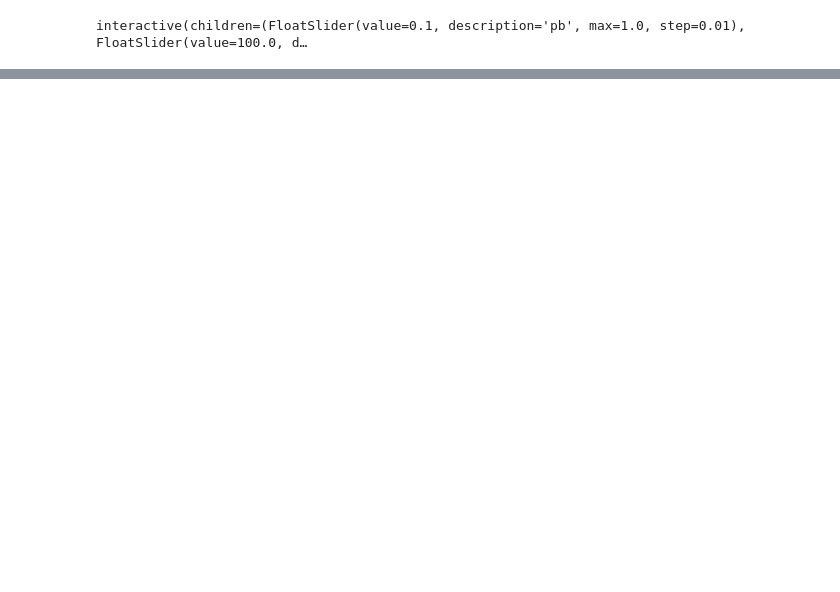
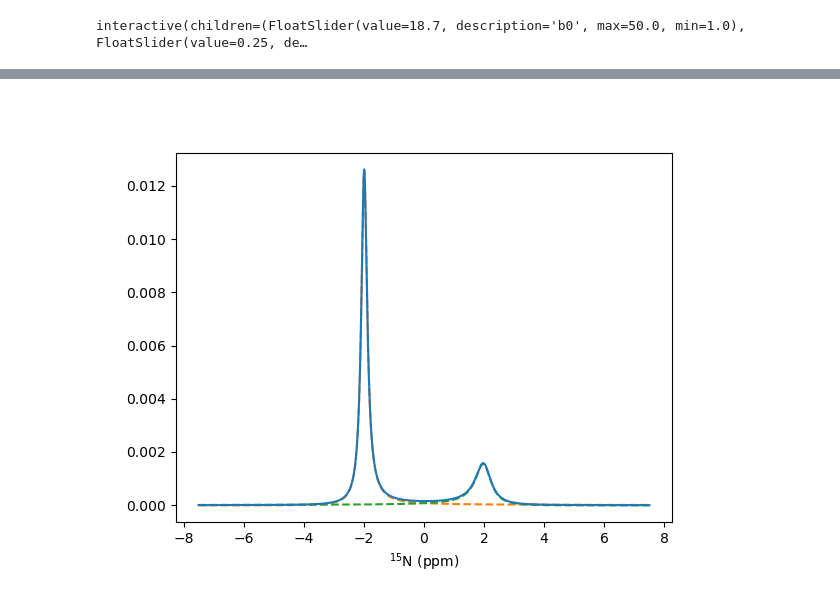
Before and after one commit to gbouvignies/exchange-1d-spectra, a Jupyter notebook: index.ipynb, the cells around one changed output, grey strips where cells are left out. Cells and saved outputs as stored; diff of their text form; code cells hidden in the pictures; blank space fills up the shorter version.

Commit message:
Use B0 as a parameter Add `fig.canvas.draw`

```diff
--- a/index.ipynb
+++ b/index.ipynb
@@ -4,20 +4,24 @@ import ipywidgets as widgets
 import matplotlib.pyplot as plt
 from simulator import compute_liouvillian, get_spectral_components, calculate_spectrum
 # %%
-nu0 = -80.0
-spectral_width = 20.0
+spectral_width = 15.0
 
 # set up plot
 fig, ax = plt.subplots()
 
-@widgets.interact(kex=(0.0, 1e4, 10.0), pb=(0.0, 1.0, .01), wa=(-10.0, 10.0, 0.1), wb=(-10.0, 10.0, 0.1), r2a=(0.0, 100.0, 0.1), r2b=(0.0, 100.0, 0.1))
-def update(pb=0.1, kex=100.0, wa=-3.0, wb=3.0, r2a=10.0, r2b=10.0):
-    L = compute_liouvillian(nu0, pb, kex, wa, wb, r2a, r2b)
-    spectral_components = get_spectral_components(L, pb)
-    x, y = calculate_spectrum(spectral_width, nu0, spectral_components)
+@widgets.interact(b0=(1.0, 50.0, 0.1), kex=(0.0, 1e4, 10.0), pb=(0.0, 1.0, .01), wa=(-7.5, 7.5, 0.1), wb=(-7.5, 7.5, 0.1), r2a=(0.0, 100.0, 0.1), r2b=(0.0, 100.0, 0.1))
+def update(b0=18.7, pb=0.25, kex=200.0, wa=-2.0, wb=2.0, r2a=10.0, r2b=10.0):
+    liouvillian = compute_liouvillian(b0, pb, kex, wa, wb, r2a, r2b)
+    spectral_components = get_spectral_components(liouvillian, pb)
+    x, y, y1, y2 = calculate_spectrum(spectral_width, b0, spectral_components)
 
     """Remove old line from plot and plot new one"""
-    [l.remove() for l in ax.lines]
+    # [l.remove() for l in ax.lines]
+    ax.cla()
+    ax.plot(x, y1, "--", color='C1')
+    ax.plot(x, y2, "--", color='C2')
     ax.plot(x, y, color='C0')
+    ax.set_xlabel("$^{15}$N (ppm)")
+    fig.canvas.draw()
 # %% [output]
-interactive(children=(FloatSlider(value=0.1, description='pb', max=1.0, step=0.01), FloatSlider(value=100.0, d…
+interactive(children=(FloatSlider(value=18.7, description='b0', max=50.0, min=1.0), FloatSlider(value=0.25, de…
@@ -24,0 +28 @@ interactive(children=(FloatSlider(value=0.1, description='pb', max=1.0, step=0.0
+[figure, added]
```
Also changed, not shown: parts of 1 cell of this notebook, 4 other files.
